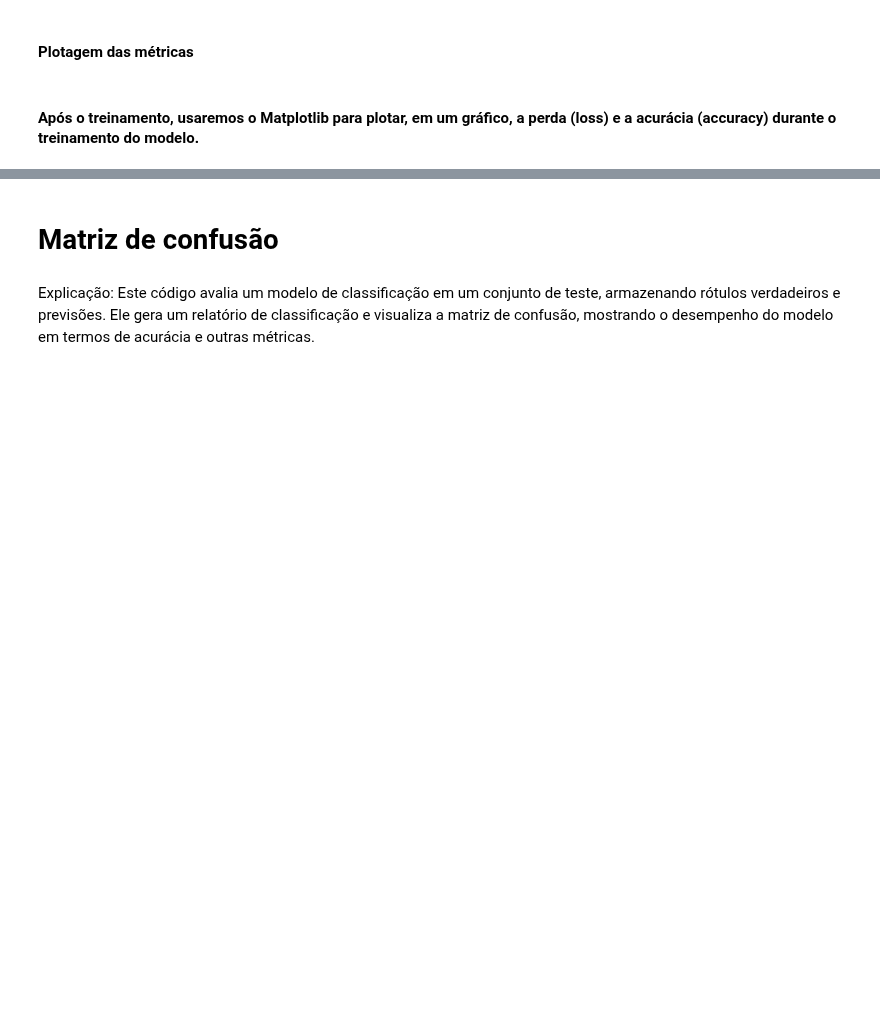
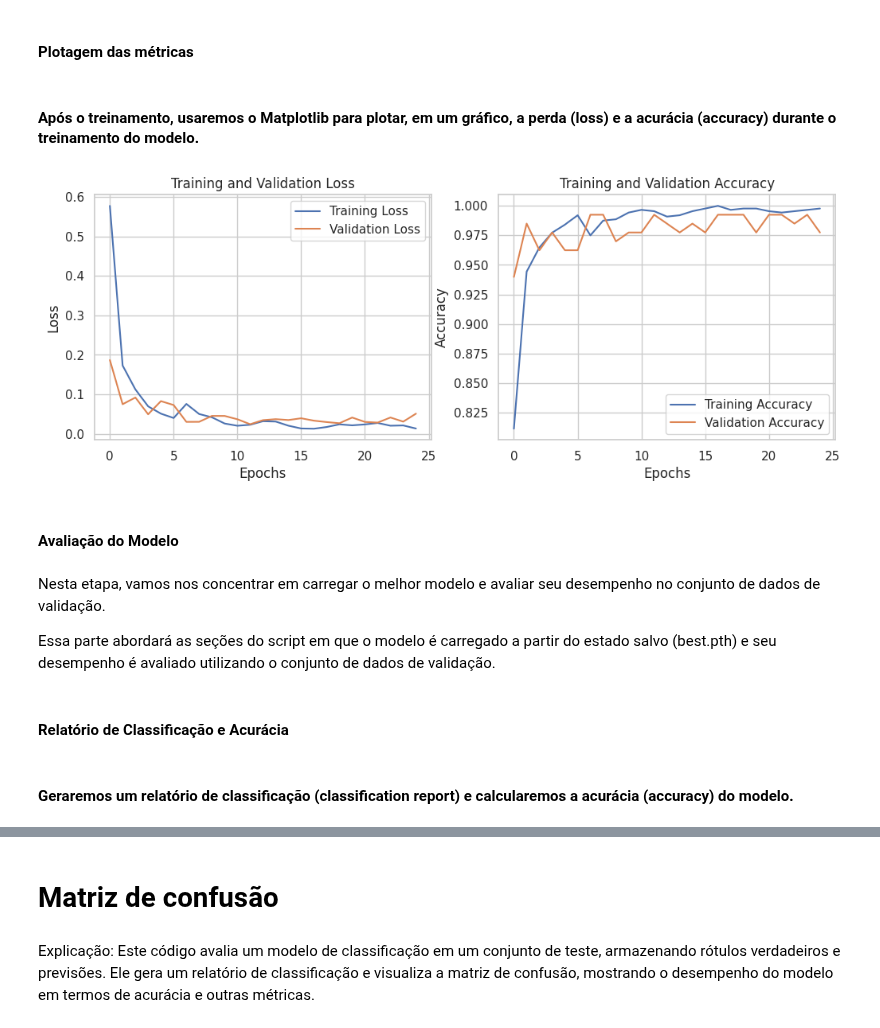
Before and after one commit to engcriscunha/avanti-bean-leaf-classification, a Jupyter notebook: squad_03_bean_leaf_classification_modelo_EfficientNet.ipynb, the cells around one changed output, grey strips where cells are left out. Cells and saved outputs as stored; diff of their text form; code cells hidden in the pictures; blank space fills up the shorter version.

Commit message:
feat: cálculo acurácia e matriz de confusão

```diff
--- a/squad_03_bean_leaf_classification_modelo_EfficientNet.ipynb
+++ b/squad_03_bean_leaf_classification_modelo_EfficientNet.ipynb
@@ -1310,3 +1310,34 @@ torch.save(model.state_dict(), "./bean-leaf-lesions-classification/model.pth")
 #### Plotagem das métricas
 # %% [markdown]
 #### Após o treinamento, usaremos o Matplotlib para plotar, em um gráfico, a perda (loss) e a acurácia (accuracy) durante o treinamento do modelo.
+# %%
+import matplotlib.pyplot as plt
+
+# Plotting training and validation loss
+plt.figure(figsize=(12, 4))
+plt.subplot(1, 2, 1)
+plt.plot(train_loss_history, label='Training Loss')
+plt.plot(val_loss_history, label='Validation Loss')
+plt.title('Training and Validation Loss')
+plt.xlabel('Epochs')
+plt.ylabel('Loss')
+plt.legend()
+
+# Plotting training and validation accuracy
+plt.subplot(1, 2, 2)
+plt.plot(train_acc_history, label='Training Accuracy')
+plt.plot(val_acc_history, label='Validation Accuracy')
+plt.title('Training and Validation Accuracy')
+plt.xlabel('Epochs')
+plt.ylabel('Accuracy')
+plt.legend()
+
+plt.show()
+# %% [output]
+[figure, added]
+# %% [markdown]
+#### Avaliação do Modelo
+# %% [markdown]
+Nesta etapa, vamos nos concentrar em carregar o melhor modelo e avaliar seu desempenho no conjunto de dados de validação.
+
+Essa parte abordará as seções do script em que o modelo é carregado a partir do estado salvo (best.pth) e seu desempenho é avaliado utilizando o conjunto de dados de validação.
@@ -1312,0 +1368,4 @@ torch.save(model.state_dict(), "./bean-leaf-lesions-classification/model.pth")
+# %% [markdown]
+#### Relatório de Classificação e Acurácia
+# %% [markdown]
+#### Geraremos um relatório de classificação (classification report) e calcularemos a acurácia (accuracy) do modelo.
```
Also changed, not shown: parts of 3 cells of this notebook.
